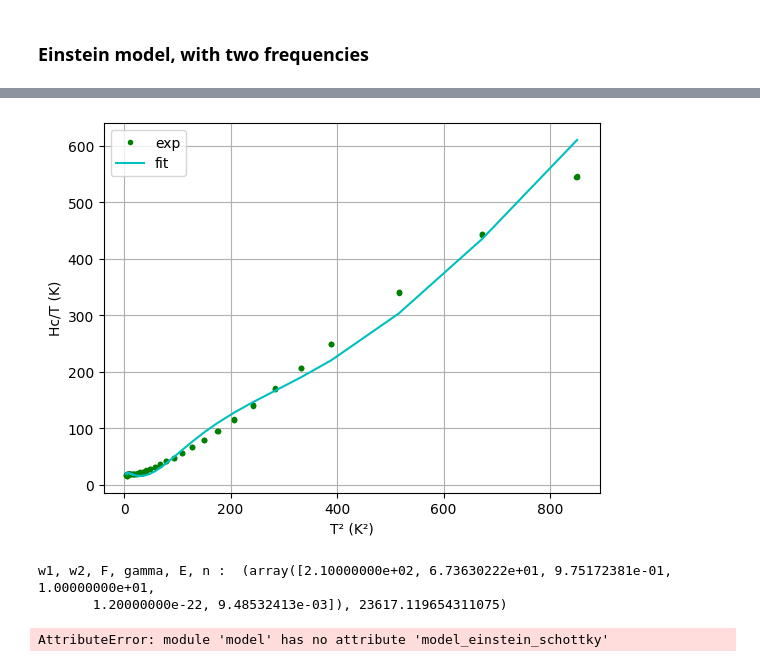
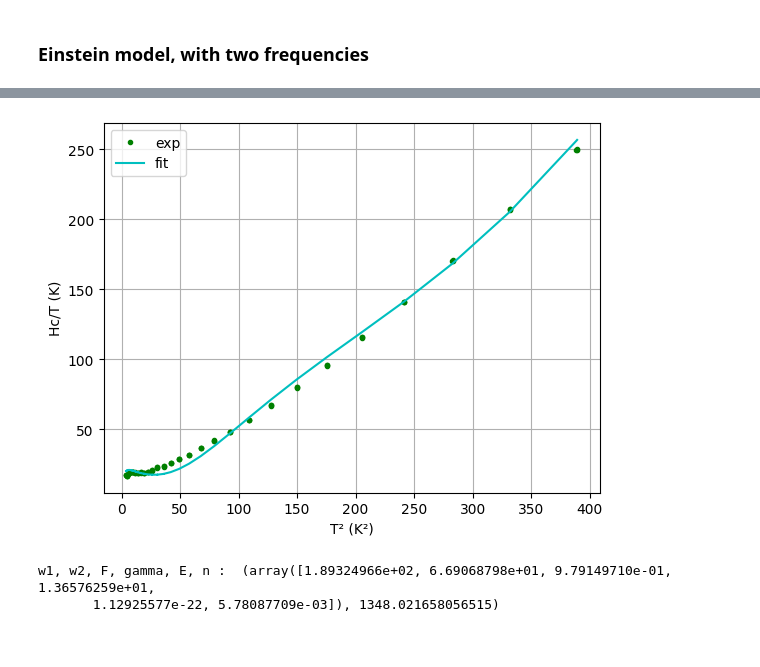
Before and after one commit to Gamal-on/YBCO, a Jupyter notebook: results_YBCO_HPHT.ipynb, the cells around one changed output, grey strips where cells are left out. Saved outputs shown, nothing was run; the diff lists cells and outputs as text; code cells hidden in the pictures.

```diff
--- a/results_YBCO_HPHT.ipynb
+++ b/results_YBCO_HPHT.ipynb
@@ -210,20 +210,12 @@ w1, w2, F, gamma, E, n :  (array([1.85781564e+02, 6.20623556e+01, 9.83075418e-01
-# %%
-#Between 0 and 30 K
-
-print("w1, w2, F, gamma, E, n : ", gd.plot_fit_gradient(cnt.squared_temperature_HPHT, cnt.hc_div_temp_HPHT, 0, 900,
-                           model.model_einstein_schottky, gd.curve_fit,
-                             ([150, 30, 1e-1, 0, 9e-23, 1e-3], [210, 100, 1, 10, 1.2e-22, 5e-2])))
-# %% [output]
-[figure, removed]
-w1, w2, F, gamma, E, n :  (array([2.10000000e+02, 6.73630222e+01, 9.75172381e-01, 1.00000000e+01,
-       1.20000000e-22, 9.48532413e-03]), 23617.119654311075)
 # %%
 # With Monte Carlo, between 0 and 20K
 
 # Monte Carlo
 
 print("w1, w2, F, gamma, E, n : ", mc.monte_carlo_fitting(cnt.squared_temperature_HPHT, cnt.hc_div_temp_HPHT,
-                                model.model_einstein_schottky, 0, 400, 5e6,
-                                ([0, 300],[0, 100],[0.5, 1],[0, 13], [9.8e-23, 1.2e-22], [1e-3, 5e-2]), 6))
+                                model.model_einstein_schottky, 0, 400, 1e6,
+                                ([0, 300],[0, 100],[0.5, 1],[0, 30], [9.8e-23, 1.2e-22], [1e-3, 5e-2]), 6))
 # %% [output]
+[figure, added]
-AttributeError: module 'model' has no attribute 'model_einstein_schottky'
+w1, w2, F, gamma, E, n :  (array([1.89324966e+02, 6.69068798e+01, 9.79149710e-01, 1.36576259e+01,
+       1.12925577e-22, 5.78087709e-03]), 1348.021658056515)
```
Also changed, not shown: parts of 5 cells of this notebook.
